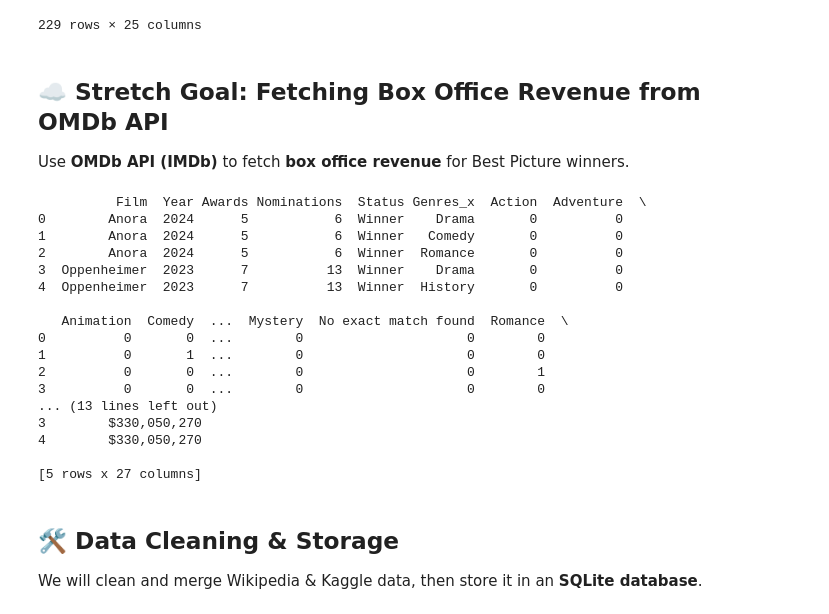
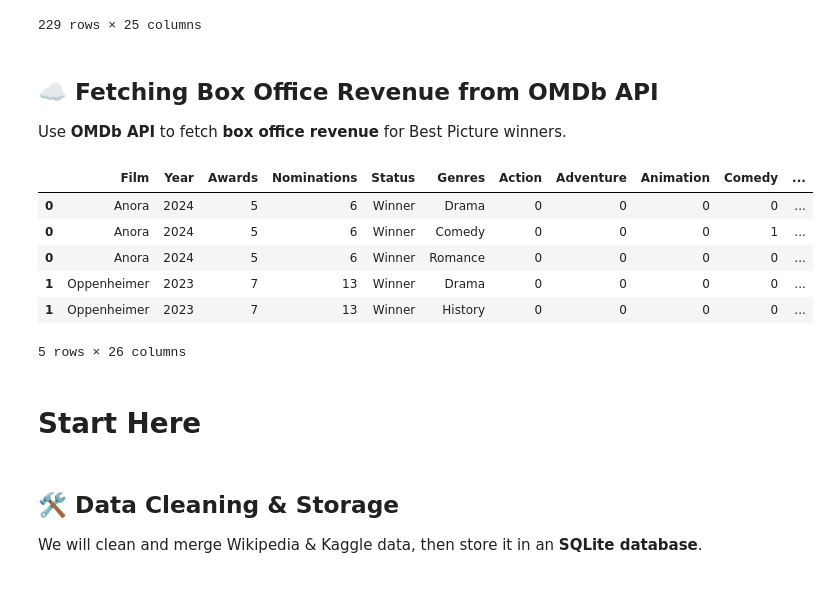
Before and after one commit to judd-jacobs/code-you-capstone, a Jupyter notebook: academcy_awards_analysis.ipynb, the cells around one changed output. Saved outputs shown, nothing was run; the diff lists cells and outputs as text; code cells hidden in the pictures.

```diff
--- a/academcy_awards_analysis.ipynb
+++ b/academcy_awards_analysis.ipynb
@@ -229,12 +229,9 @@ best_picture_winners
 | 96 | You Can't Take It with You | 1938 | 2 | 7 | Winner | Romance | 0 | 0 | 0 | 0 | ... |
 229 rows × 25 columns
 # %% [markdown]
-## ☁️ Stretch Goal: Fetching Box Office Revenue from OMDb API
-Use **OMDb API (IMDb)** to fetch **box office revenue** for Best Picture winners.
+## ☁️ Fetching Box Office Revenue from OMDb API
+Use **OMDb API** to fetch **box office revenue** for Best Picture winners.
 # %%
-# Load environment variables
-load_dotenv()
-
 # Pull in OMDb API Key
 omdb_api_key = os.getenv('OMDB_API_KEY')
 
@@ -250,53 +247,45 @@ def get_box_office(movie_title, api_key) -> str:
 
         data = response.json()  # Parse JSON response
 
         # Handle API errors
         if "Error" in data:
             print(f"OMDb API Error for {movie_title}: {data['Error']}")
             return "N/A"
-
-        return data.get("BoxOffice", "N/A")  # Return Box Office revenue or "N/A" if missing
+        # Return Box Office revenue or "N/A" if missing
+        return data.get("BoxOffice", "N/A")
 
     except requests.exceptions.Timeout:
         print(f"Timeout error for {movie_title}. Skipping...")
         return "Timeout"
     except requests.exceptions.RequestException as e:
         print(f"API request failed for {movie_title}: {e}")
         return "API Error"
     except ValueError:
         print(f"Invalid JSON response for {movie_title}.")
         return "JSON Error"
 
 # Ensure we use the correct DataFrame (`best_picture_winners`)
 if "Box Office Revenue" not in best_picture_winners.columns:
     best_picture_winners["Box Office Revenue"] = ""
 
 # Apply function to each movie in the dataset (with a delay to avoid rate limits)
 for index, row in best_picture_winners.iterrows():
     title = row["Film"]
     best_picture_winners.at[index, "Box Office Revenue"] = get_box_office(title, omdb_api_key)
     time.sleep(0.5)  # Add delay to avoid excessive requests
 
 # Display updated DataFrame
-print(best_picture_winners.head())
+best_picture_winners.head()
 # %% [output]
+|  | Film | Year | Awards | Nominations | Status | Genres | Action | Adventure | Animation | Comedy | ... |
+| 0 | Anora | 2024 | 5 | 6 | Winner | Drama | 0 | 0 | 0 | 0 | ... |
+| 0 | Anora | 2024 | 5 | 6 | Winner | Comedy | 0 | 0 | 0 | 1 | ... |
+| 0 | Anora | 2024 | 5 | 6 | Winner | Romance | 0 | 0 | 0 | 0 | ... |
+| 1 | Oppenheimer | 2023 | 7 | 13 | Winner | Drama | 0 | 0 | 0 | 0 | ... |
+| 1 | Oppenheimer | 2023 | 7 | 13 | Winner | History | 0 | 0 | 0 | 0 | ... |
-          Film  Year Awards Nominations  Status Genres_x  Action  Adventure  \
-0        Anora  2024      5           6  Winner    Drama       0          0
-1        Anora  2024      5           6  Winner   Comedy       0          0
-2        Anora  2024      5           6  Winner  Romance       0          0
-3  Oppenheimer  2023      7          13  Winner    Drama       0          0
-4  Oppenheimer  2023      7          13  Winner  History       0          0
-
-   Animation  Comedy  ...  Mystery  No exact match found  Romance  \
-0          0       0  ...        0                     0        0
-1          0       1  ...        0                     0        0
-2          0       0  ...        0                     0        1
-3          0       0  ...        0                     0        0
-... (13 lines left out)
-3        $330,050,270
-4        $330,050,270
-
-[5 rows x 27 columns]
+5 rows × 26 columns
+# %% [markdown]
+# Start Here
 # %% [markdown]
 ## 🛠 Data Cleaning & Storage
 We will clean and merge Wikipedia & Kaggle data, then store it in an **SQLite database**.
```
Also changed, not shown: parts of 1 cell of this notebook.
